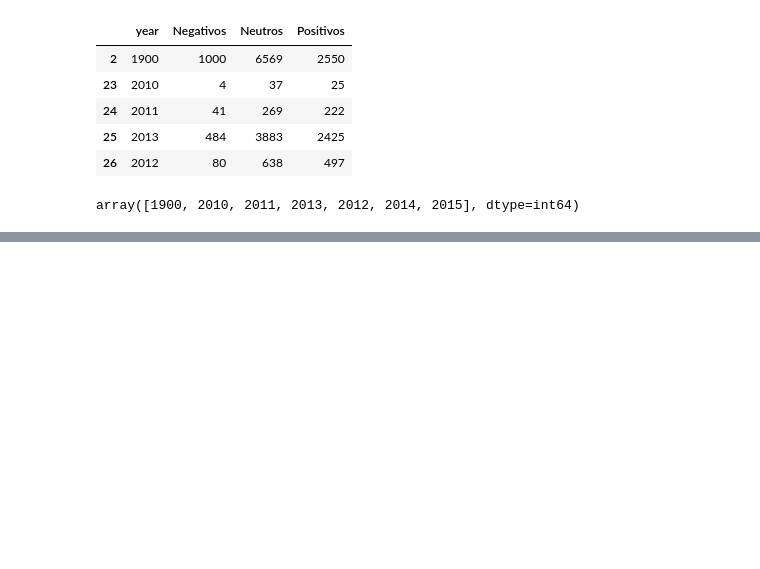
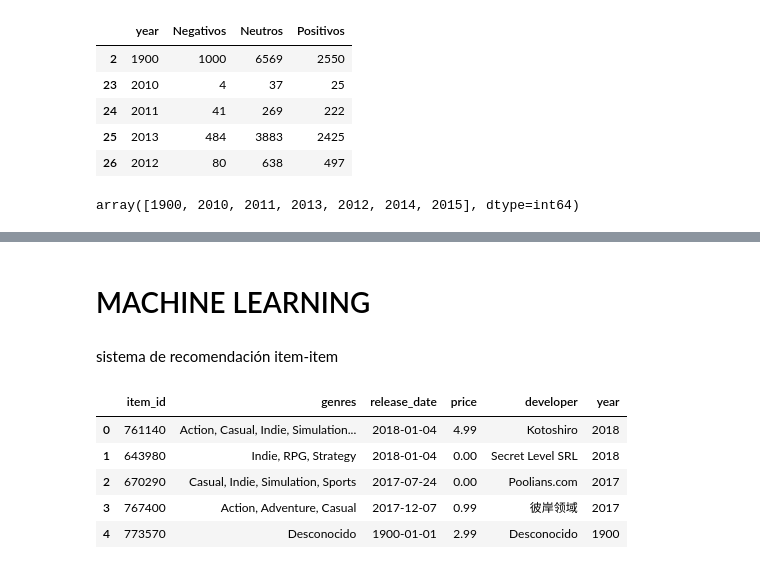
Before and after one commit to fercof87/PI_ML_OPS_MOD_RECOMENDACION, a Jupyter notebook: ETL.ipynb, the cells around one changed output, grey strips where cells are left out. Saved outputs shown, nothing was run; the diff lists cells and outputs as text; code cells hidden in the pictures; blank space fills up the shorter version.

```diff
--- a/ETL.ipynb
+++ b/ETL.ipynb
@@ -1655,0 +1651,2 @@ grabarJsonGz(df_reviews_year,'reviews_year')
+# %% [markdown]
+# MACHINE LEARNING
@@ -1655,0 +1658,11 @@ grabarJsonGz(df_reviews_year,'reviews_year')
+# %% [markdown]
+sistema de recomendación item-item
+# %%
+df_output_steam_json.head()
+# %% [output]
+|  | item_id | genres | release_date | price | developer | year |
+| 0 | 761140 | Action, Casual, Indie, Simulation... | 2018-01-04 | 4.99 | Kotoshiro | 2018 |
+| 1 | 643980 | Indie, RPG, Strategy | 2018-01-04 | 0.00 | Secret Level SRL | 2018 |
+| 2 | 670290 | Casual, Indie, Simulation, Sports | 2017-07-24 | 0.00 | Poolians.com | 2017 |
+| 3 | 767400 | Action, Adventure, Casual | 2017-12-07 | 0.99 | 彼岸领域 | 2017 |
+| 4 | 773570 | Desconocido | 1900-01-01 | 2.99 | Desconocido | 1900 |
```
Also changed, not shown: parts of 39 cells of this notebook, 13 other files.
